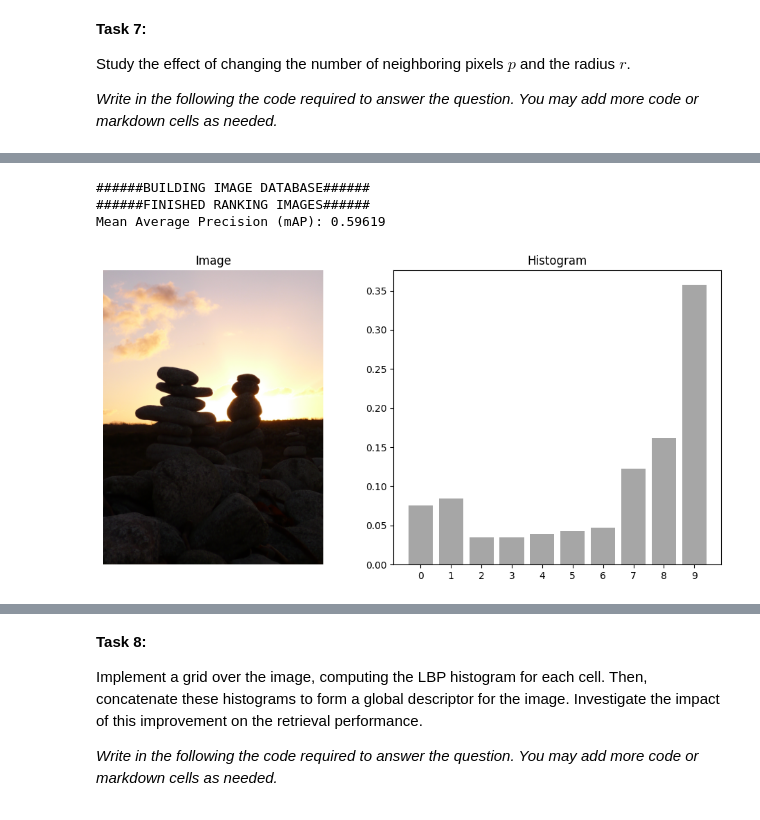
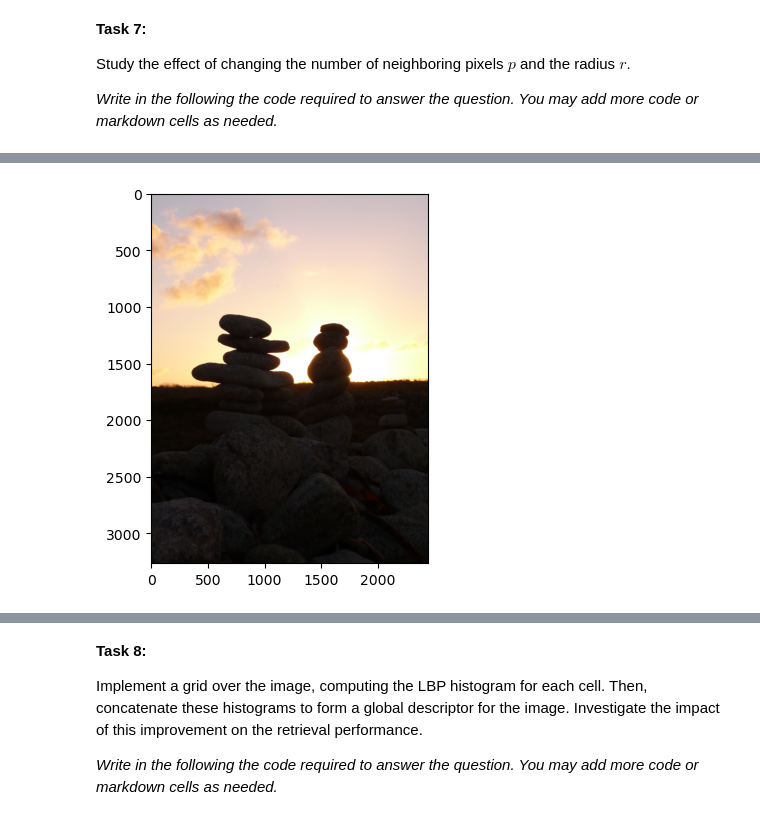
Before and after one commit to Frankwii/IIRBC_assignment1, a Jupyter notebook: 11762_Image_Description.ipynb, the cells around one changed output, grey strips where cells are left out. Drawn from its saved outputs; the diff is of its cells as text; code cells hidden in the pictures.

```diff
--- a/11762_Image_Description.ipynb
+++ b/11762_Image_Description.ipynb
@@ -440,16 +549,5 @@ show_histogram(image, 24, 3)
-# %%
-mAP_lbp = 0.0
-
-cbir = a1.GlobalCBIR(a1.compute_lbp_descriptor, p=8, r=3)
-cbir.build_image_db(dataset.load_database_images())
-mAP_lbp = cbir.compute_mAP(dataset)
-
-print('Mean Average Precision (mAP): %.5f' % mAP_lbp)
-# %% [output]
-######BUILDING IMAGE DATABASE######
-######FINISHED RANKING IMAGES######
-Mean Average Precision (mAP): 0.59619
-# %%
-show_histogram(image, 8, 3)
-# %% [output]
-[figure, removed]
+# %%
+plt.imshow(image)
+plt.show()
+# %% [output]
+[figure, added]
```
Also changed, not shown: parts of 28 cells of this notebook, 1 other file.
